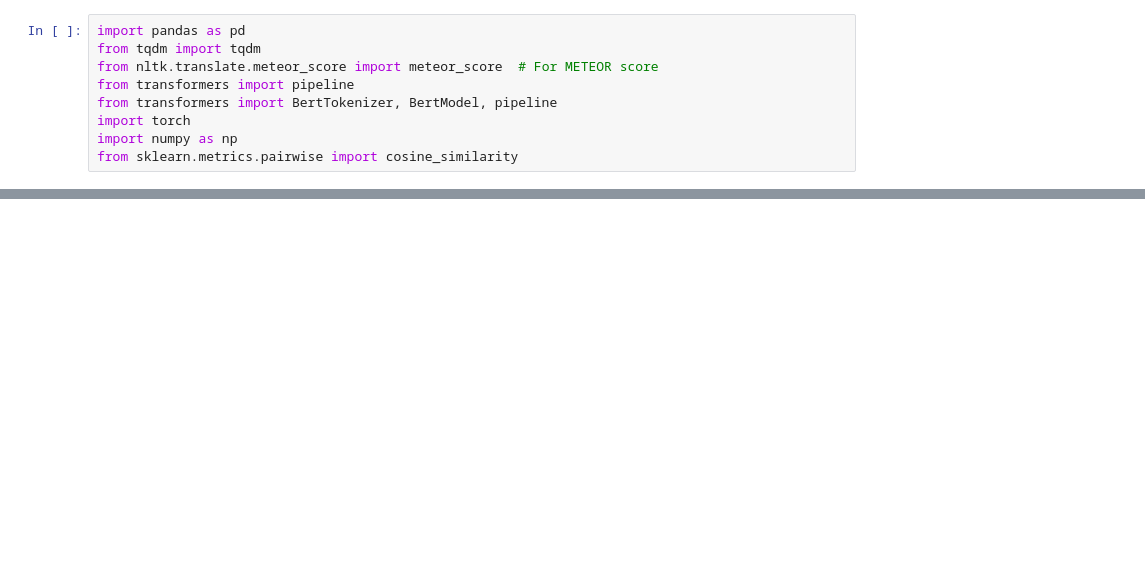
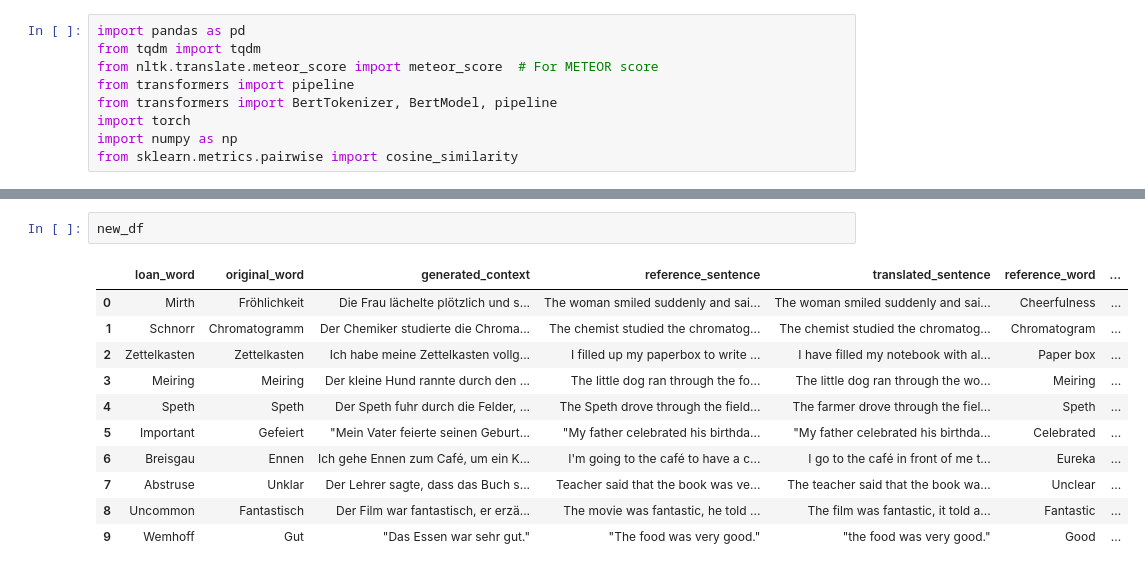
Before and after one commit to rahul1416/False-LoanWord-Classifier, a Jupyter notebook: false_loanword_classifier.ipynb, the cells around one changed output, grey strips where cells are left out. Cells and saved outputs as stored; diff of their text form; blank space fills up the shorter version.

```diff
--- a/false_loanword_classifier.ipynb
+++ b/false_loanword_classifier.ipynb
@@ -219,0 +226,14 @@ False loan words: []
+# %%
+new_df
+# %% [output]
+|  | loan_word | original_word | generated_context | reference_sentence | translated_sentence | reference_word | ... |
+| 0 | Mirth | Fröhlichkeit | Die Frau lächelte plötzlich und s... | The woman smiled suddenly and sai... | The woman smiled suddenly and sai... | Cheerfulness | ... |
+| 1 | Schnorr | Chromatogramm | Der Chemiker studierte die Chroma... | The chemist studied the chromatog... | The chemist studied the chromatog... | Chromatogram | ... |
+| 2 | Zettelkasten | Zettelkasten | Ich habe meine Zettelkasten vollg... | I filled up my paperbox to write ... | I have filled my notebook with al... | Paper box | ... |
+| 3 | Meiring | Meiring | Der kleine Hund rannte durch den ... | The little dog ran through the fo... | The little dog ran through the wo... | Meiring | ... |
+| 4 | Speth | Speth | Der Speth fuhr durch die Felder, ... | The Speth drove through the field... | The farmer drove through the fiel... | Speth | ... |
+| 5 | Important | Gefeiert | "Mein Vater feierte seinen Geburt... | "My father celebrated his birthda... | "My father celebrated his birthda... | Celebrated | ... |
+| 6 | Breisgau | Ennen | Ich gehe Ennen zum Café, um ein K... | I'm going to the café to have a c... | I go to the café in front of me t... | Eureka | ... |
+| 7 | Abstruse | Unklar | Der Lehrer sagte, dass das Buch s... | Teacher said that the book was ve... | The teacher said that the book wa... | Unclear | ... |
+| 8 | Uncommon | Fantastisch | Der Film war fantastisch, er erzä... | The movie was fantastic, he told ... | The film was fantastic, it told a... | Fantastic | ... |
+| 9 | Wemhoff | Gut | "Das Essen war sehr gut." | "The food was very good." | "the food was very good." | Good | ... |
```
Also changed, not shown: parts of 7 cells of this notebook, 2 other files.
